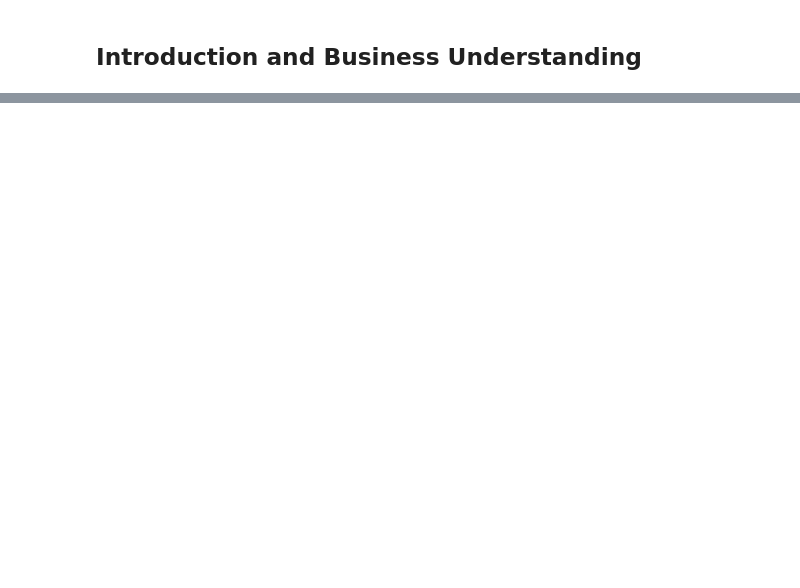
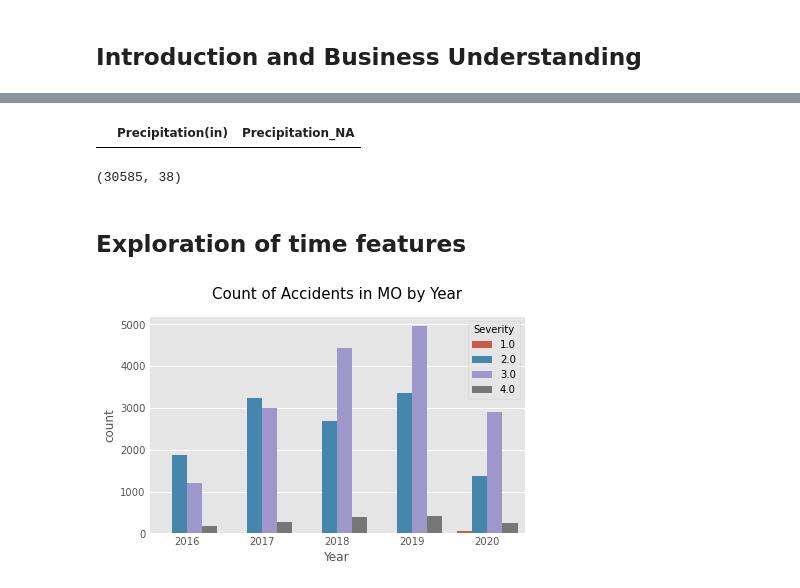
Before and after one commit to SirArtisanAzalea/Coursera_Capstone, a Jupyter notebook: Capstone Project Notebook.ipynb, the cells around one changed output, grey strips where cells are left out. Drawn from its saved outputs; the diff is of its cells as text; code cells hidden in the pictures; blank space fills up the shorter version.

```diff
--- a/Capstone Project Notebook.ipynb
+++ b/Capstone Project Notebook.ipynb
@@ -76,0 +265,8 @@ memory usage: 1008.6+ MB
+# %%
+# Set the list of features to include in Machine Learning
+feature_lst=['Source','Severity','Start_Time','Start_Lng','Start_Lat','Distance(mi)','Street','Side','City','County','Temperature(F)','Humidity(%)','Pressure(in)', 'Visibility(mi)', 'Wind_Direction','Wind_Speed(mph)','Precipitation(in)',
+             'Weather_Condition','Amenity','Bump','Crossing','Give_Way','Junction','No_Exit','Railway','Roundabout','Station','Stop','Traffic_Signal','Turning_Loop','Sunrise_Sunset','Year','Month','Day','Hour','Weekday', 'Time_Duration(min)']
+# %%
+# Select the dataset to include only the selected features
+df_feat=df_state[feature_lst].copy()
+df_feat.info()
@@ -76,0 +317,23 @@ memory usage: 1008.6+ MB
+# %%
+# Add new feature for missing values in 'Precipitation(in)'
+df_feat['Precipitation_NA'] = 0
+df_feat.loc[df_feat['Precipitation(in)'].isnull(),'Precipitation_NA'] = 1
+df_feat['Precipitation(in)'] = df_feat['Precipitation(in)'].fillna(df_feat['Precipitation(in)'].median())
+df_feat.loc[:5,['Precipitation(in)','Precipitation_NA']]
+# %% [output]
+|  | Precipitation(in) | Precipitation_NA |
+# %%
+# Replace missing values with median
+df_feat.dropna(subset=df_feat.columns[df_feat.isnull().mean()!=0], how='any', axis=0, inplace=True)
+df_feat.shape
+# %% [output]
+(30585, 38)
+# %% [markdown]
+## Exploration of time features
+# %%
+df_feat.Year = df_feat.Year.astype(int)
+sns.countplot(x='Year', hue='Severity', data=df_feat)
+plt.title('Count of Accidents in MO by Year', size=15, y = 1.05)
+plt.show()
+# %% [output]
+[figure, added]
```
Also changed, not shown: parts of 69 cells of this notebook.
